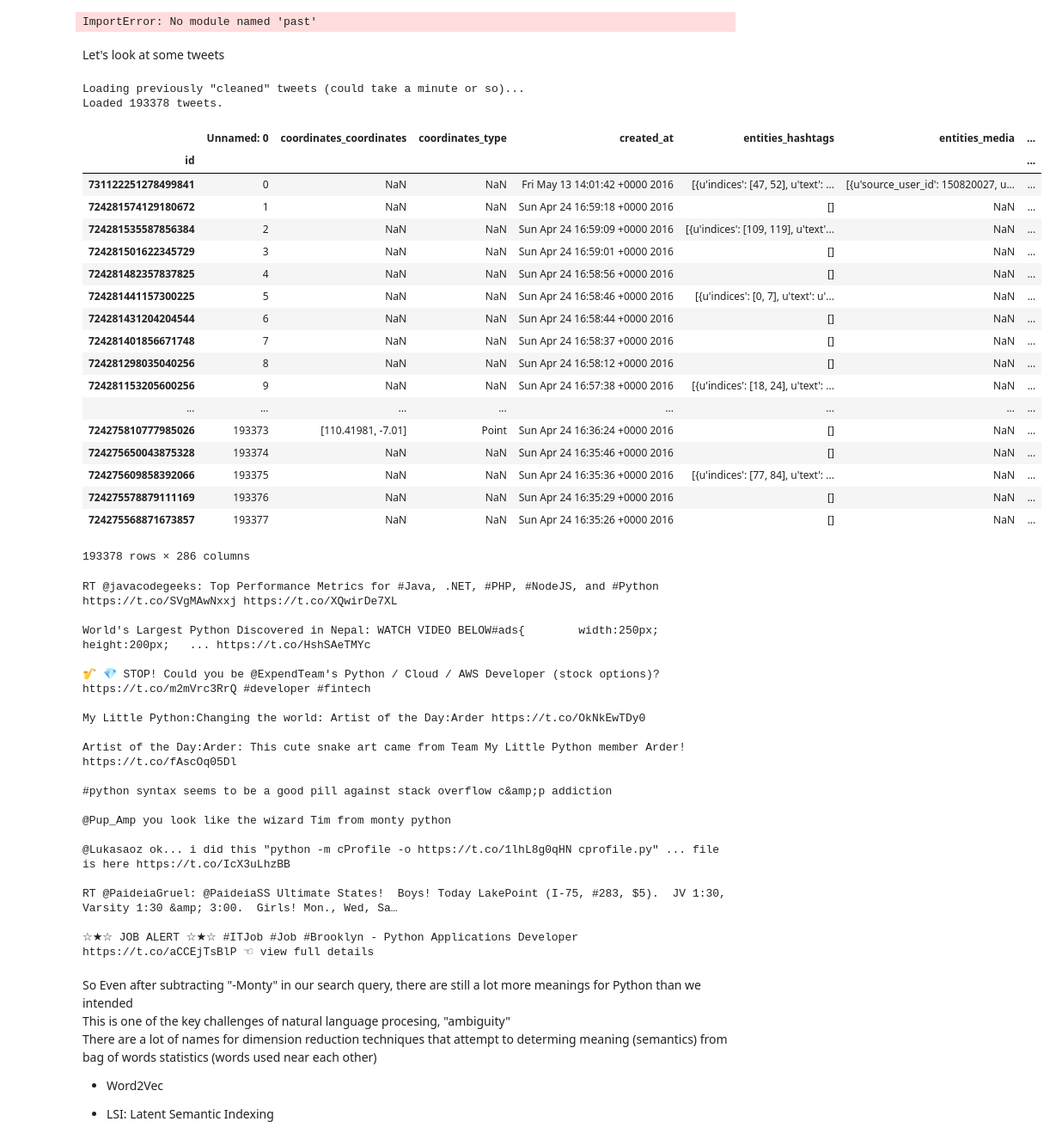
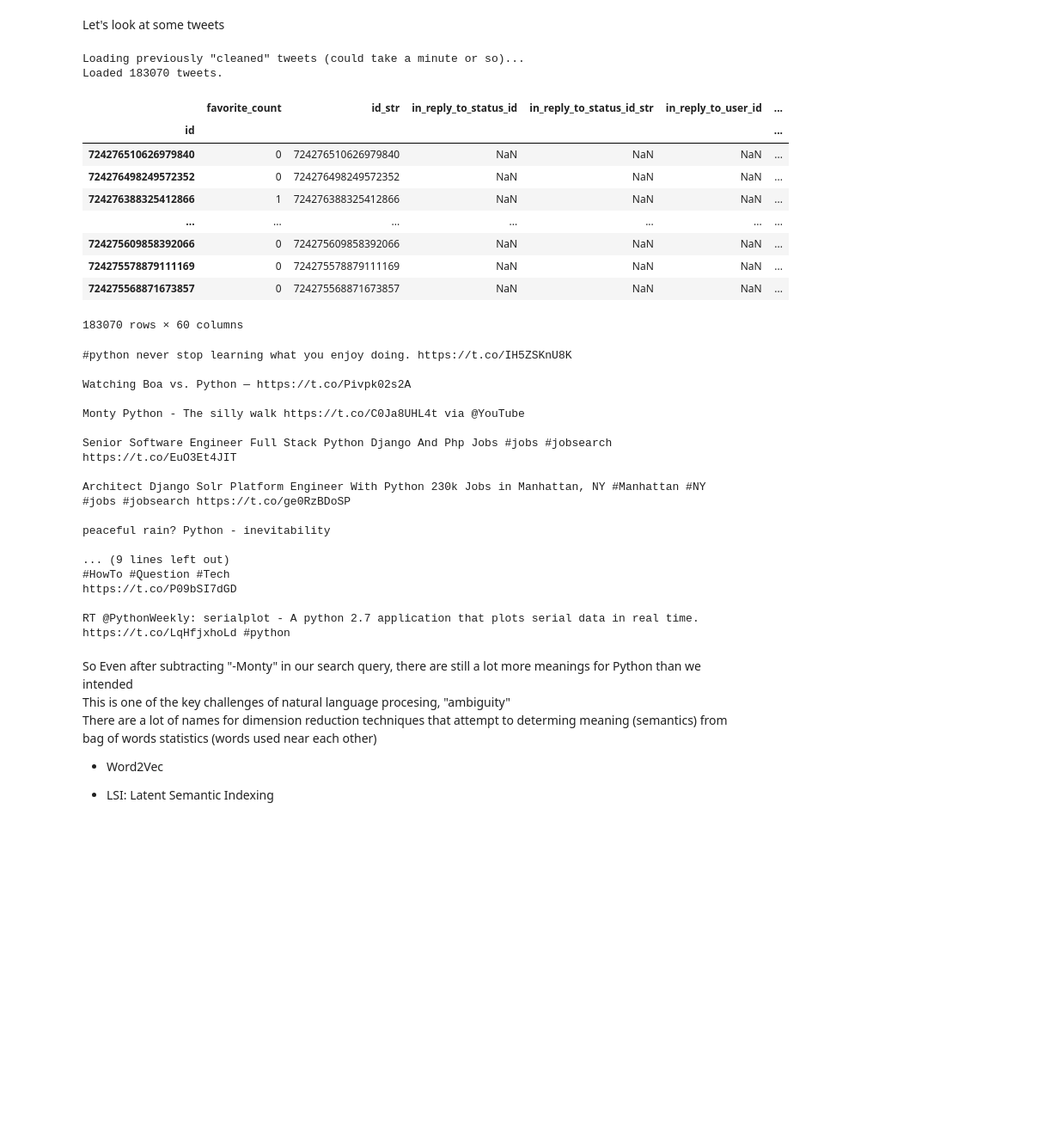
Before and after one commit to zyy1659949090/AgileMachineLearning, a Jupyter notebook: docs/nlp/notebooks/04 Data -- Natural Language.ipynb, the cells around one changed output. Shown at 86% size. Cells and saved outputs as stored; diff of their text form; code cells hidden in the pictures; blank space fills up the shorter version.

```diff
--- a/docs/nlp/notebooks/04 Data -- Natural Language.ipynb
+++ b/docs/nlp/notebooks/04 Data -- Natural Language.ipynb
@@ -1,54 +1,49 @@
 # %%
 from __future__ import division, print_function, absolute_import
-from past.builtins import basestring
+from builtins import str
+import sys
 
 import matplotlib
 %matplotlib inline
+
+import pandas as pd
 from IPython.display import display, HTML
 HTML("<style>.container { width:100% !important; }</style>")
+pd.set_option('display.max_rows', 6)
+pd.set_option('display.max_columns', 300)
 
 import os
 from decimal import Decimal
 from traceback import print_exc
 
-import pandas as pd
-
-from twip.constant import DATA_PATH
-from pug.nlp.util import dict2obj
-
 np = pd.np
+BASE_PATH = os.path.abspath(os.path.join('..', '..', '..'))
+DATA_PATH = os.path.join(BASE_PATH, 'Data')
+MODELS_PATH = os.path.join(BASE_PATH, 'Models')
+sys.path.append(DATA_PATH)
+sys.path.append(MODELS_PATH)
+%run /home/hobs/src/AgileMachineLearning/Models/constant.py
-# %% [output]
-ImportError: No module named 'past'
 # %% [markdown]
 Let's look at some tweets
 # %%
 print('Loading previously "cleaned" tweets (could take a minute or so)...')
-df = pd.read_csv(os.path.join(DATA_PATH, 'cleaned_tweets.csv.gz'), index_col='id', compression='gzip',
+df = pd.read_csv(os.path.join(DATA_PATH, 'deduped_tweets.csv.gz'), index_col='id', compression='gzip',
                  quotechar='"', quoting=pd.io.common.csv.QUOTE_NONNUMERIC, low_memory=False)
 print('Loaded {} tweets.'.format(len(df)))
 df
 # %% [output]
 Loading previously "cleaned" tweets (could take a minute or so)...
-Loaded 193378 tweets.
+Loaded 183070 tweets.
-|  | Unnamed: 0 | coordinates_coordinates | coordinates_type | created_at | entities_hashtags | entities_media | ... |
-| id |  |  |  |  |  |  | ... |
-| 731122251278499841 | 0 | NaN | NaN | Fri May 13 14:01:42 +0000 2016 | [{u'indices': [47, 52], u'text': ... | [{u'source_user_id': 150820027, u... | ... |
-| 724281574129180672 | 1 | NaN | NaN | Sun Apr 24 16:59:18 +0000 2016 | [] | NaN | ... |
-| 724281535587856384 | 2 | NaN | NaN | Sun Apr 24 16:59:09 +0000 2016 | [{u'indices': [109, 119], u'text'... | NaN | ... |
-| 724281501622345729 | 3 | NaN | NaN | Sun Apr 24 16:59:01 +0000 2016 | [] | NaN | ... |
-| 724281482357837825 | 4 | NaN | NaN | Sun Apr 24 16:58:56 +0000 2016 | [] | NaN | ... |
-| 724281441157300225 | 5 | NaN | NaN | Sun Apr 24 16:58:46 +0000 2016 | [{u'indices': [0, 7], u'text': u'... | NaN | ... |
-| 724281431204204544 | 6 | NaN | NaN | Sun Apr 24 16:58:44 +0000 2016 | [] | NaN | ... |
-| 724281401856671748 | 7 | NaN | NaN | Sun Apr 24 16:58:37 +0000 2016 | [] | NaN | ... |
-| 724281298035040256 | 8 | NaN | NaN | Sun Apr 24 16:58:12 +0000 2016 | [] | NaN | ... |
-| 724281153205600256 | 9 | NaN | NaN | Sun Apr 24 16:57:38 +0000 2016 | [{u'indices': [18, 24], u'text': ... | NaN | ... |
-| ... | ... | ... | ... | ... | ... | ... | ... |
-| 724275810777985026 | 193373 | [110.41981, -7.01] | Point | Sun Apr 24 16:36:24 +0000 2016 | [] | NaN | ... |
-| 724275650043875328 | 193374 | NaN | NaN | Sun Apr 24 16:35:46 +0000 2016 | [] | NaN | ... |
-| 724275609858392066 | 193375 | NaN | NaN | Sun Apr 24 16:35:36 +0000 2016 | [{u'indices': [77, 84], u'text': ... | NaN | ... |
-| 724275578879111169 | 193376 | NaN | NaN | Sun Apr 24 16:35:29 +0000 2016 | [] | NaN | ... |
-| 724275568871673857 | 193377 | NaN | NaN | Sun Apr 24 16:35:26 +0000 2016 | [] | NaN | ... |
+|  | favorite_count | id_str | in_reply_to_status_id | in_reply_to_status_id_str | in_reply_to_user_id | ... |
+| id |  |  |  |  |  | ... |
+| 724276510626979840 | 0 | 724276510626979840 | NaN | NaN | NaN | ... |
+| 724276498249572352 | 0 | 724276498249572352 | NaN | NaN | NaN | ... |
+| 724276388325412866 | 1 | 724276388325412866 | NaN | NaN | NaN | ... |
+| ... | ... | ... | ... | ... | ... | ... |
+| 724275609858392066 | 0 | 724275609858392066 | NaN | NaN | NaN | ... |
+| 724275578879111169 | 0 | 724275578879111169 | NaN | NaN | NaN | ... |
+| 724275568871673857 | 0 | 724275568871673857 | NaN | NaN | NaN | ... |
-193378 rows × 286 columns
+183070 rows × 60 columns
 # %%
 text = df.text.iloc[:10]
 for tweet in text:
@@ -56,25 +51,23 @@ for tweet in text:
     print(tweet)
     # print(repr(tweet))
 # %% [output]
-RT @javacodegeeks: Top Performance Metrics for #Java, .NET, #PHP, #NodeJS, and #Python https://t.co/SVgMAwNxxj https://t.co/XQwirDe7XL
+#python never stop learning what you enjoy doing. https://t.co/IH5ZSKnU8K
 
-World's Largest Python Discovered in Nepal: WATCH VIDEO BELOW#ads{        width:250px;        height:200px;   ... https://t.co/HshSAeTMYc
+Watching Boa vs. Python — https://t.co/Pivpk02s2A
 
-🎷 💎 STOP! Could you be @ExpendTeam's Python / Cloud / AWS Developer (stock options)? https://t.co/m2mVrc3RrQ #developer #fintech
+Monty Python - The silly walk https://t.co/C0Ja8UHL4t via @YouTube
 
-My Little Python:Changing the world: Artist of the Day:Arder https://t.co/OkNkEwTDy0
+Senior Software Engineer Full Stack Python Django And Php Jobs #jobs #jobsearch https://t.co/EuO3Et4JIT
 
-Artist of the Day:Arder: This cute snake art came from Team My Little Python member Arder! https://t.co/fAscOq05Dl
+Architect Django Solr Platform Engineer With Python 230k Jobs in Manhattan, NY #Manhattan #NY #jobs #jobsearch https://t.co/ge0RzBDoSP
 
-#python syntax seems to be a good pill against stack overflow c&amp;p addiction
+peaceful rain? Python - inevitability
 
-@Pup_Amp you look like the wizard Tim from monty python
+... (9 lines left out)
+#HowTo #Question #Tech
+https://t.co/P09bSI7dGD
 
-@Lukasaoz ok... i did this "python -m cProfile -o https://t.co/1lhL8g0qHN cprofile.py" ... file is here https://t.co/IcX3uLhzBB
-
-RT @PaideiaGruel: @PaideiaSS Ultimate States!  Boys! Today LakePoint (I-75, #283, $5).  JV 1:30, Varsity 1:30 &amp; 3:00.  Girls! Mon., Wed, Sa…
-
-☆★☆ JOB ALERT ☆★☆ #ITJob #Job #Brooklyn - Python Applications Developer https://t.co/aCCEjTsBlP ☜ view full details
+RT @PythonWeekly: serialplot - A python 2.7 application that plots serial data in real time. https://t.co/LqHfjxhoLd #python
 # %% [markdown]
 So Even after subtracting "-Monty" in our search query, there are still a lot more meanings for Python than we intended
 This is one of the key challenges of natural language procesing, "ambiguity"
```
Also changed, not shown: 1 other file.
